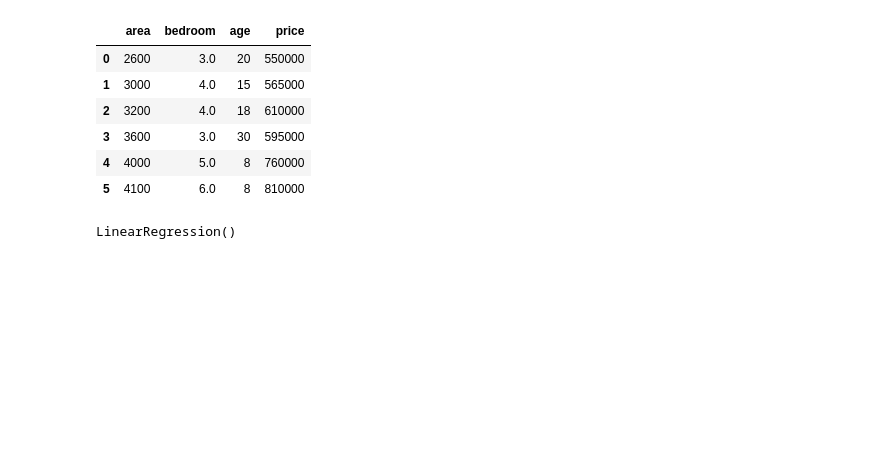
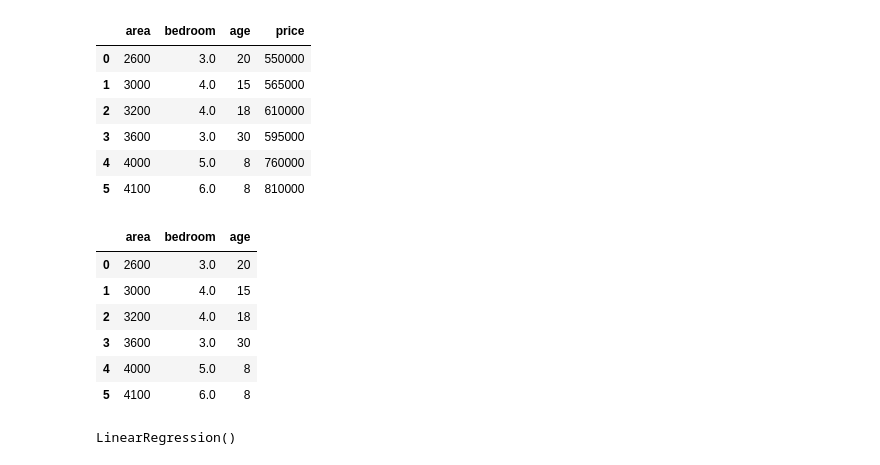
Before and after one commit to Sakshi07Gupta/ML-DL, a Jupyter notebook: linear_regression_multivariate.ipynb, the cells around one changed output. Drawn from its saved outputs; the diff is of its cells as text; code cells hidden in the pictures; blank space fills up the shorter version.

```diff
--- a/linear_regression_multivariate.ipynb
+++ b/linear_regression_multivariate.ipynb
@@ -41,5 +45,16 @@ df
 | 3 | 3600 | 3.0 | 30 | 595000 |
 | 4 | 4000 | 5.0 | 8 | 760000 |
 | 5 | 4100 | 6.0 | 8 | 810000 |
+# %%
+df1 = df.drop('price',axis='columns')
+df1
+# %% [output]
+|  | area | bedroom | age |
+| 0 | 2600 | 3.0 | 20 |
+| 1 | 3000 | 4.0 | 15 |
+| 2 | 3200 | 4.0 | 18 |
+| 3 | 3600 | 3.0 | 30 |
+| 4 | 4000 | 5.0 | 8 |
+| 5 | 4100 | 6.0 | 8 |
 # %%
 reg = linear_model.LinearRegression()
```
Also changed, not shown: parts of 3 cells of this notebook, 2 other files.
